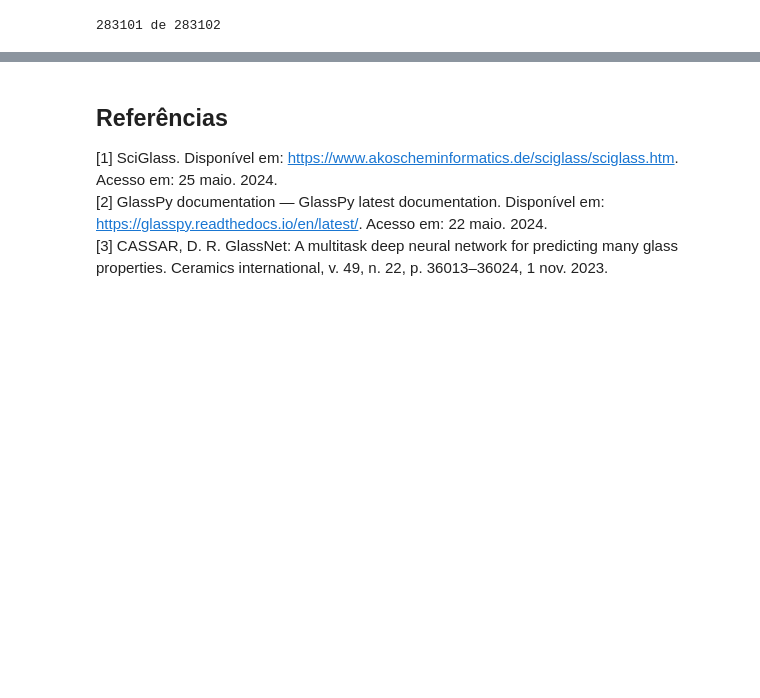
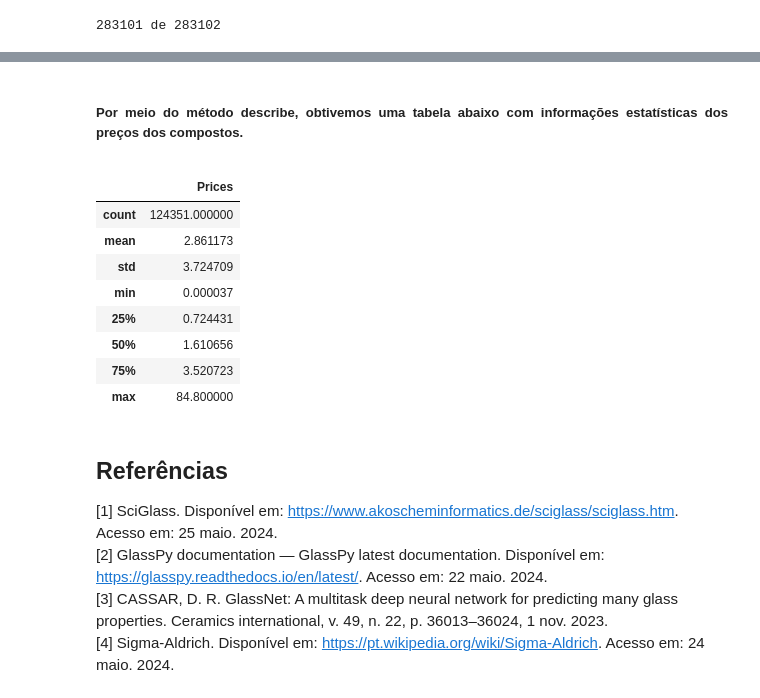
Before and after one commit to diogoplcarvalho/GlassNet_genetic_algorithms, a Jupyter notebook: analise_exploratoria/Analise_exploratoria.ipynb, the cells around one changed output, grey strips where cells are left out. Cells and saved outputs as stored; diff of their text form; code cells hidden in the pictures; blank space fills up the shorter version.

```diff
--- a/analise_exploratoria/Analise_exploratoria.ipynb
+++ b/analise_exploratoria/Analise_exploratoria.ipynb
@@ -385,5 +388,22 @@ sns.histplot(all_prices_glassnet)
+# %% [markdown]
+<h5><p align = 'justify'>Por meio do método describe, obtivemos uma tabela abaixo com informações estatísticas dos preços dos compostos.  </h5></p>
+# %%
+glass_prices = pd.DataFrame()
+glass_prices['Prices'] = all_prices_glassnet
+glass_prices.describe()
+# %% [output]
+|  | Prices |
+| count | 124351.000000 |
+| mean | 2.861173 |
+| std | 3.724709 |
+| min | 0.000037 |
+| 25% | 0.724431 |
+| 50% | 1.610656 |
+| 75% | 3.520723 |
+| max | 84.800000 |
 # %% [markdown]
 ## Referências
 [1] SciGlass. Disponível em: <https://www.akoscheminformatics.de/sciglass/sciglass.htm>. Acesso em: 25 maio. 2024.<br>
 [2] GlassPy documentation — GlassPy latest documentation. Disponível em: <https://glasspy.readthedocs.io/en/latest/>. Acesso em: 22 maio. 2024. <br>
 [3] CASSAR, D. R. GlassNet: A multitask deep neural network for predicting many glass properties. Ceramics international, v. 49, n. 22, p. 36013–36024, 1 nov. 2023.<br>
+[4] Sigma-Aldrich. Disponível em: <https://pt.wikipedia.org/wiki/Sigma-Aldrich>. Acesso em: 24 maio. 2024.
```
Also changed, not shown: parts of 8 cells of this notebook, 1 other file.
